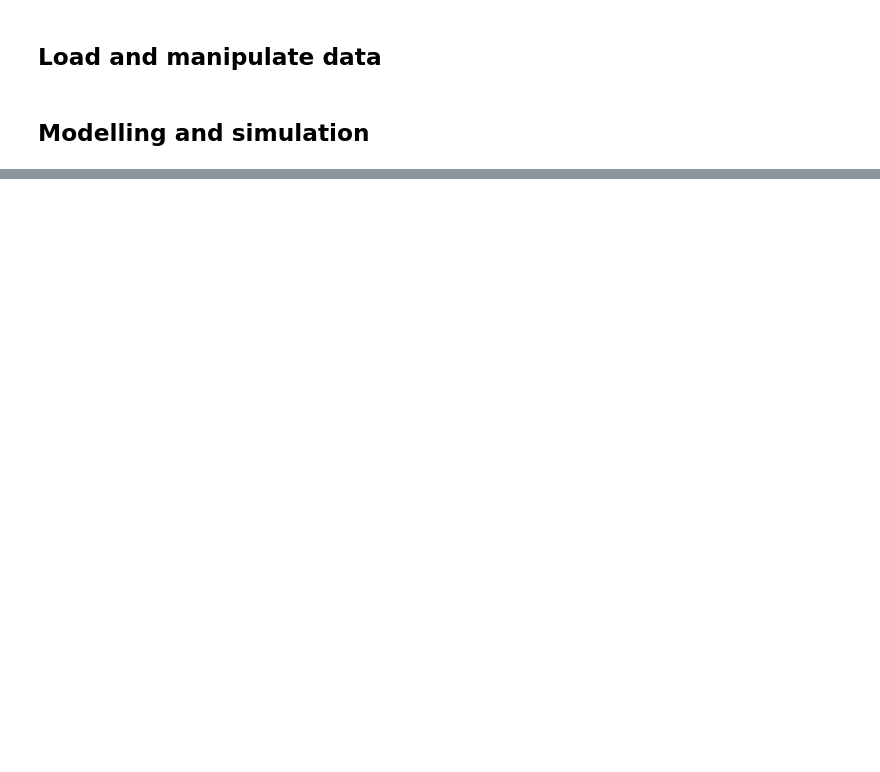
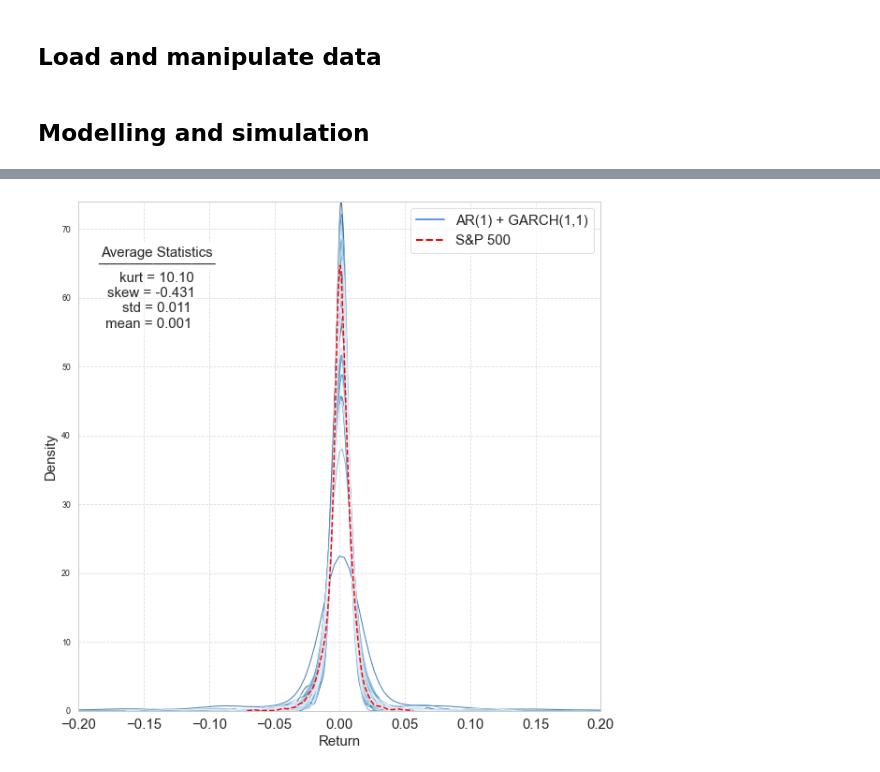
Before and after one commit to victoremil1996/rl_for_trading, a Jupyter notebook: notebooks/garch_modelling.ipynb, the cells around one changed output, grey strips where cells are left out. Cells and saved outputs as stored; diff of their text form; code cells hidden in the pictures; blank space fills up the shorter version.

```diff
--- a/notebooks/garch_modelling.ipynb
+++ b/notebooks/garch_modelling.ipynb
@@ -122,0 +121,14 @@ df_test.create_features()
+# %%
+n_obs = 50
+
+df3 = df2[df2["simulation"] < n_obs]
+#df3["simulation"] = df3["simulation"].values + 1
+df3.reset_index(drop = True, inplace = True)
+
+kurt1 = 0
+skew1 = 0
+std1 = np.std(all_sims[:n_obs, :], axis = 1).mean()
+mean1 = np.average(all_sims[:n_obs, :], axis = 1).mean()
+for j in range(n_obs):
+    kurt1 += weighted_kurtosis(all_sims[j, :], wts = np.ones_like(all_sims[j, :])) / n_obs
+    skew1 += weighted_skew(all_sims[j, :], wts = np.ones_like(all_sims[j, :])) / n_obs
@@ -122,0 +139,37 @@ df_test.create_features()
+# %%
+returns.reset_index(drop = True, inplace = True)
+# %%
+loc = (0.15, 0.85)
+fig, ax = plt.subplots(figsize = (10, 10))
+sns.kdeplot(data = df3, x = "return", hue = "simulation", common_norm = False,
+            palette = "Blues", alpha = 0.75, fill = False, linewidth = 1, ax = ax, label = None)
+sns.kdeplot(data = returns, x = "spy", color = "red", ls = "--", alpha = 1, fill = False, linewidth = 1.5,
+            ax = ax, label = None)
+
+
+ax.text(loc[0] , loc[1] + 0.038, f"_______________", horizontalalignment='center', verticalalignment='center',
+        transform=ax.transAxes, bbox=dict(facecolor='white', alpha=1))
+ax.text(loc[0], loc[1], f"kurt = {kurt1:.2f}", horizontalalignment='center', verticalalignment='center',
+            transform=ax.transAxes, bbox=dict(facecolor='white', alpha=0.5))
+ax.text(loc[0]- 0.01, loc[1] - 0.03, f"skew = {skew1:.3f}", horizontalalignment='center', verticalalignment='center',
+        transform=ax.transAxes, bbox=dict(facecolor='white', alpha=0.25))
+ax.text(loc[0] , loc[1] + 0.05, f"Average Statistics", horizontalalignment='center', verticalalignment='center',
+        transform=ax.transAxes, bbox=dict(facecolor='white', alpha=1))
+ax.text(loc[0]- 0.00, loc[1] - 0.06, f"std = {std1:.3f}", horizontalalignment='center', verticalalignment='center',
+        transform=ax.transAxes, bbox=dict(facecolor='white', alpha=0.25))
+ax.text(loc[0]- 0.015, loc[1] - 0.09, f"mean = {mean1:.3f}", horizontalalignment='center', verticalalignment='center',
+        transform=ax.transAxes, bbox=dict(facecolor='white', alpha=0.25))
+
+custom_lines = [Line2D([0], [0], color="cornflowerblue", lw=2),
+                Line2D([0], [0], color="red", lw=2, ls = "--")]
+
+
+ax.legend(custom_lines, ['AR(1) + GARCH(1,1)', 'S&P 500'])
+ax.set_xlim(-0.2, 0.2)
+#ax.set(xlabel = "Return")
+ax.set_xlabel("Return", fontsize = 15)
+ax.set_ylabel("Density", fontsize = 15)
+plt.xticks(fontsize=15)
+#plt.savefig("plots/garch_densities.png")
+# %% [output]
+[figure, added]
```
Also changed, not shown: parts of 13 cells of this notebook.
